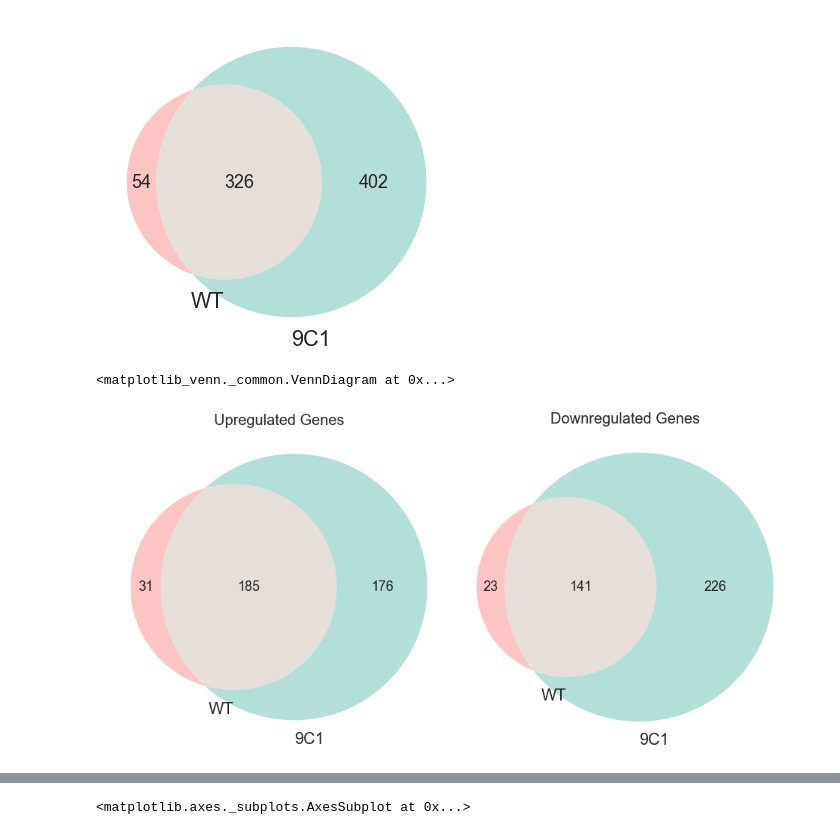
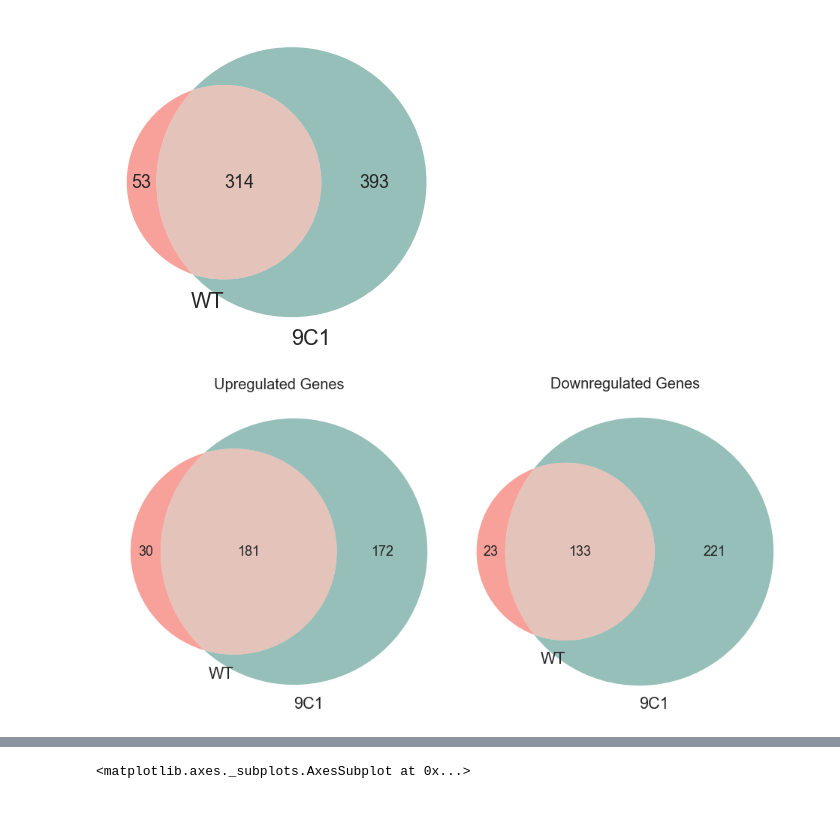
Before and after one commit to ASintsova/spatial_dynamics_of_gene_expression_in_response_to_T6SS_attack, a Jupyter notebook: lib/figure_6.ipynb, the cells around one changed output, grey strips where cells are left out. Drawn from its saved outputs; the diff is of its cells as text; code cells hidden in the pictures.

Commit message:
Edited figures 2-6. Still working on 6

```diff
--- a/lib/figure_6.ipynb
+++ b/lib/figure_6.ipynb
@@ -96,19 +107,19 @@ meta['position'] = meta['position'].map({'B': "{}|{}".format(wt, bh_wt),
                                         "L-HI":wt_L,
                                         "L-9C": mut_L})
 # %%
-de_mut= pd.read_csv(de_genes, index_col=0)
-de_wt= pd.read_csv(de_genes2, index_col=0)
+de_mut= pd.read_csv(de_9c1_side, index_col=0)
+de_wt= pd.read_csv(de_hi_side, index_col=0)
 both = set.intersection(set(de_mut.index), set(de_wt.index))
 mut_only = set(de_mut.index) - set(de_wt.index)
 wt_only = set(de_wt.index)- set(de_mut.index)
 # %%
 ###
 fig = plt.figure(figsize = (6,6))
-venn2([set(de_wt.index), set(de_mut.index)], set_labels =(wt, mut), set_colors=(col1, col2), alpha=0.3,
+venn2([set(de_wt.index), set(de_mut.index)], set_labels =(wt, mut), set_colors=(col1, col4), alpha=0.5,
      normalize_to=2.0)
 plt.show()
 # %% [output]
-[figure, old version]
+[figure, new version]
 # %%
 de_wt_up = de_wt[de_wt.log2FoldChange > 0]
 de_mut_up = de_mut[de_mut.log2FoldChange > 0]
@@ -119,18 +130,17 @@ de_mut_down= de_mut[de_mut.log2FoldChange < 0]
 fig = plt.figure(figsize = (8,8))
 ax1 = fig.add_axes([0.1, 0.5, 0.8, 1.2],
                     xticklabels=[])
-venn2([set(de_wt_up.index), set(de_mut_up.index)], set_labels =(wt, mut), set_colors=(col1, col2), alpha=0.3,
+venn2([set(de_wt_up.index), set(de_mut_up.index)], set_labels =(wt, mut), set_colors=(col1, col4), alpha=0.5,
      normalize_to=1.0)
 ax1.set_title("Upregulated Genes", fontsize=20)
 
 ax2 = fig.add_axes([0.9, 0.5, 0.8, 1.2])
 ax2.set_title("Downregulated Genes", fontsize=20)
-venn2([set(de_wt_down.index), set(de_mut_down.index)], set_labels =(wt, mut), set_colors=(col1, col2), alpha=0.3,
+venn2([set(de_wt_down.index), set(de_mut_down.index)], set_labels =(wt, mut), set_colors=(col1, col4), alpha=0.5,
      normalize_to=1.0)
-#fig.savefig(os.path.join(figures_folder, "proteus_rnaseq_figure_4a.png"), dpi=300, bbox_inches="tight")
+fig.savefig(os.path.join(figures_folder, "2018-07-02-proteus_rnaseq_figure_6a.png"), dpi=300, bbox_inches="tight")
 # %% [output]
-<matplotlib_venn._common.VennDiagram at 0x...>
-[figure, old version]
+[figure, new version]
 # %%
 ###
 both_file = os.path.join(data_folder, "de_genes_behind_line_both_WT_and_9C1.txt")
```
Also changed, not shown: parts of 3 cells of this notebook, 5 other files.
